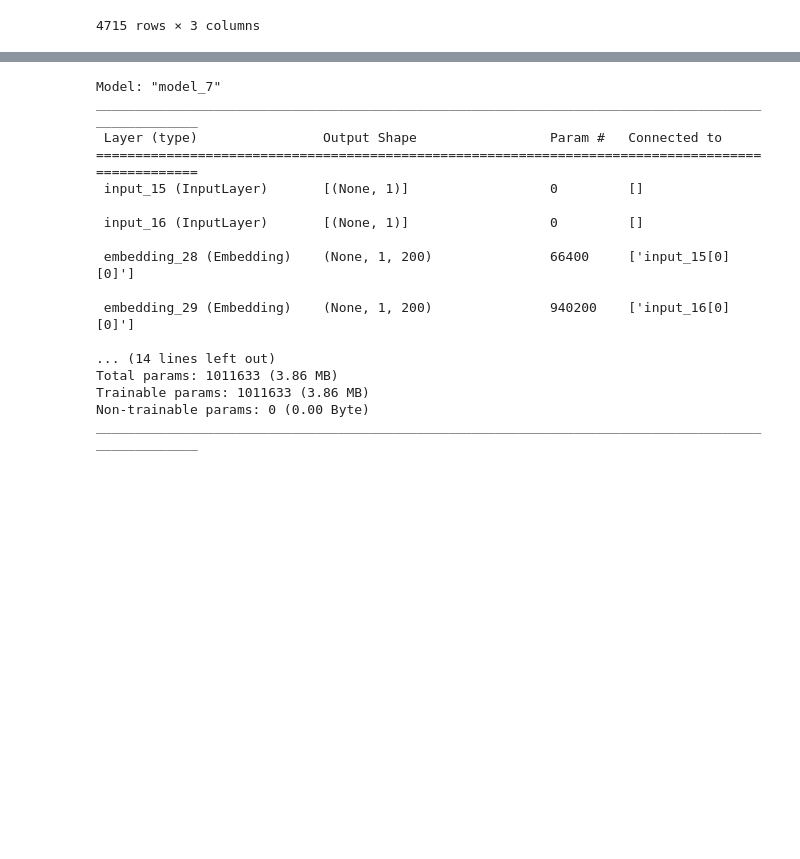
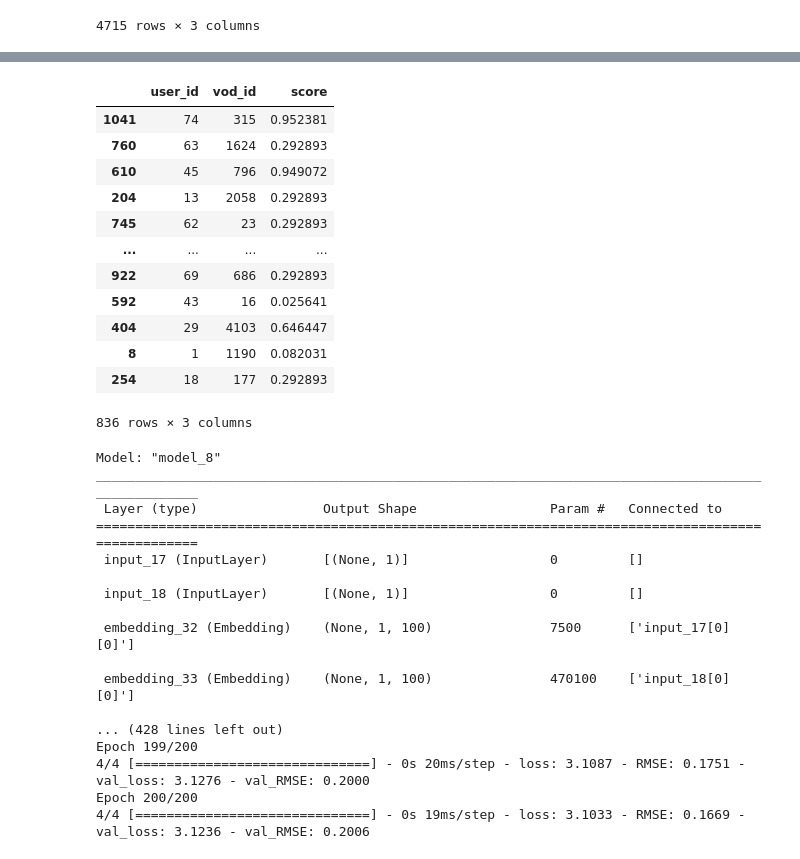
Before and after one commit to LGHV-team1/final-project, a Jupyter notebook: 모델/vod_modeling.ipynb, the cells around one changed output, grey strips where cells are left out. Cells and saved outputs as stored; diff of their text form; code cells hidden in the pictures; blank space fills up the shorter version.

```diff
--- a/모델/vod_modeling.ipynb
+++ b/모델/vod_modeling.ipynb
@@ -84,3 +107,22 @@ vod_score
+# %%
+from sklearn.model_selection import train_test_split
+
+vod_train, vod_test = train_test_split(vod_score, test_size = 0.2, stratify=vod_score['user_id'], random_state = 42)
+vod_train
+# %% [output]
+|  | user_id | vod_id | score |
+| 1041 | 74 | 315 | 0.952381 |
+| 760 | 63 | 1624 | 0.292893 |
+| 610 | 45 | 796 | 0.949072 |
+| 204 | 13 | 2058 | 0.292893 |
+| 745 | 62 | 23 | 0.292893 |
+| ... | ... | ... | ... |
+| 922 | 69 | 686 | 0.292893 |
+| 592 | 43 | 16 | 0.025641 |
+| 404 | 29 | 4103 | 0.646447 |
+| 8 | 1 | 1190 | 0.082031 |
+| 254 | 18 | 177 | 0.292893 |
+836 rows × 3 columns
 # %%
 from sklearn.utils import shuffle
 TRAIN_SIZE = 0.75
@@ -98,7 +140,7 @@ from tensorflow.keras.regularizers import l2
 from tensorflow.keras.optimizers import SGD, Adamax
 
 # variable 초기화
-K = 200
+K = 100
 mu = vod_train.score.mean()
 M = vod_score.user_id.max() + 1
 N = vod_score.vod_id.max() + 1
@@ -115,11 +157,26 @@ Q_embedding = Embedding(N, K, embeddings_regularizer = l2())(item)  # (N, 1, K)
 user_bias = Embedding(M, 1, embeddings_regularizer=l2())(user) # User bias term (M, 1, )
 item_bias = Embedding(N, 1, embeddings_regularizer=l2())(item) # Item bias term (N, 1, )
 
-# R = Dot(axes = 2)([P_embedding, Q_embedding])
-R = layers.dot([P_embedding, Q_embedding], axes = 2)    # (1, 1, 1)
-# R = Add()([R, user_bias, item_bias])
-R = layers.add([R, user_bias, item_bias])
-R = Flatten()(R)    # (1, 1)
+# Concatenate layers
+from tensorflow.keras.layers import Dense, Concatenate, Activation
+P_embedding = Flatten()(P_embedding)    # (K, )
+Q_embedding = Flatten()(Q_embedding)    # (K, )
+user_bias = Flatten()(user_bias)    # (1, )
+item_bias = Flatten()(item_bias)    # (1, )
+R = Concatenate()([P_embedding, Q_embedding, user_bias, item_bias]) # (2K + 2, )
+
+# Neural network
+R = Dense(1024)(R)
+R = Activation('relu')(R)
+R = Dense(256)(R)
+R = Activation('linear')(R)
+R = Dense(1)(R)
+
+# # R = Dot(axes = 2)([P_embedding, Q_embedding])
+# R = layers.dot([P_embedding, Q_embedding], axes = 2)    # (1, 1, 1)
+# # R = Add()([R, user_bias, item_bias])
+# R = layers.add([R, user_bias, item_bias])
+# R = Flatten()(R)    # (1, 1)
 
 # Model setting
 model = Model(inputs = [user, item], outputs = R)
@@ -129,21 +186,33 @@ model.compile(
     metrics = [RMSE]
 )
 model.summary()
+
+# Model fitting
+result = model.fit(
+    x = [vod_train.user_id.values, vod_train.vod_id.values],
+    y = vod_train.score.values - mu,
+    epochs = 200,
+    batch_size = 256,
+    validation_data = (
+        [vod_test.user_id.values, vod_test.vod_id.values],
+        vod_test.score.values - mu
+    )
+)
 # %% [output]
-Model: "model_7"
+Model: "model_8"
 __________________________________________________________________________________________________
  Layer (type)                Output Shape                 Param #   Connected to
 ==================================================================================================
- input_15 (InputLayer)       [(None, 1)]                  0         []
+ input_17 (InputLayer)       [(None, 1)]                  0         []
 
- input_16 (InputLayer)       [(None, 1)]                  0         []
+ input_18 (InputLayer)       [(None, 1)]                  0         []
 
- embedding_28 (Embedding)    (None, 1, 200)               66400     ['input_15[0][0]']
+ embedding_32 (Embedding)    (None, 1, 100)               7500      ['input_17[0][0]']
 
- embedding_29 (Embedding)    (None, 1, 200)               940200    ['input_16[0][0]']
+ embedding_33 (Embedding)    (None, 1, 100)               470100    ['input_18[0][0]']
 
-... (14 lines left out)
-Total params: 1011633 (3.86 MB)
-Trainable params: 1011633 (3.86 MB)
-Non-trainable params: 0 (0.00 Byte)
-__________________________________________________________________________________________________
+... (428 lines left out)
+Epoch 199/200
+4/4 [==============================] - 0s 20ms/step - loss: 3.1087 - RMSE: 0.1751 - val_loss: 3.1276 - val_RMSE: 0.2000
+Epoch 200/200
+4/4 [==============================] - 0s 19ms/step - loss: 3.1033 - RMSE: 0.1669 - val_loss: 3.1236 - val_RMSE: 0.2006
```
Also changed, not shown: parts of 11 cells of this notebook, 2 other files.
